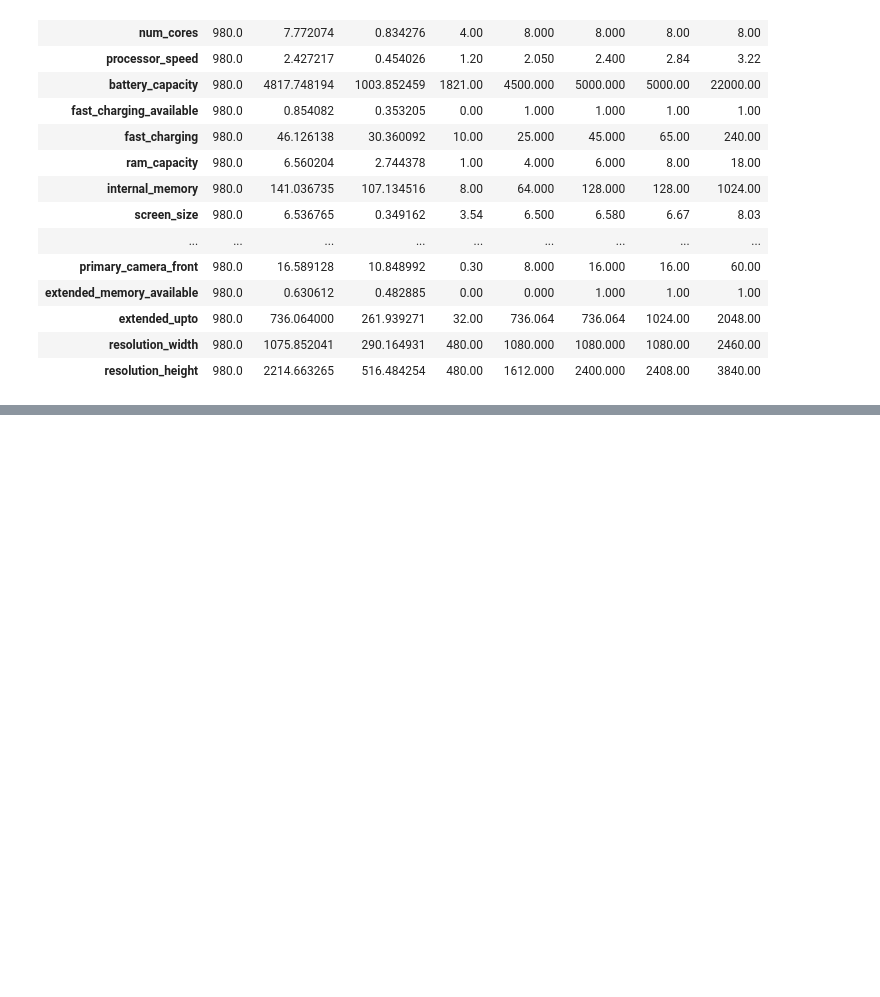
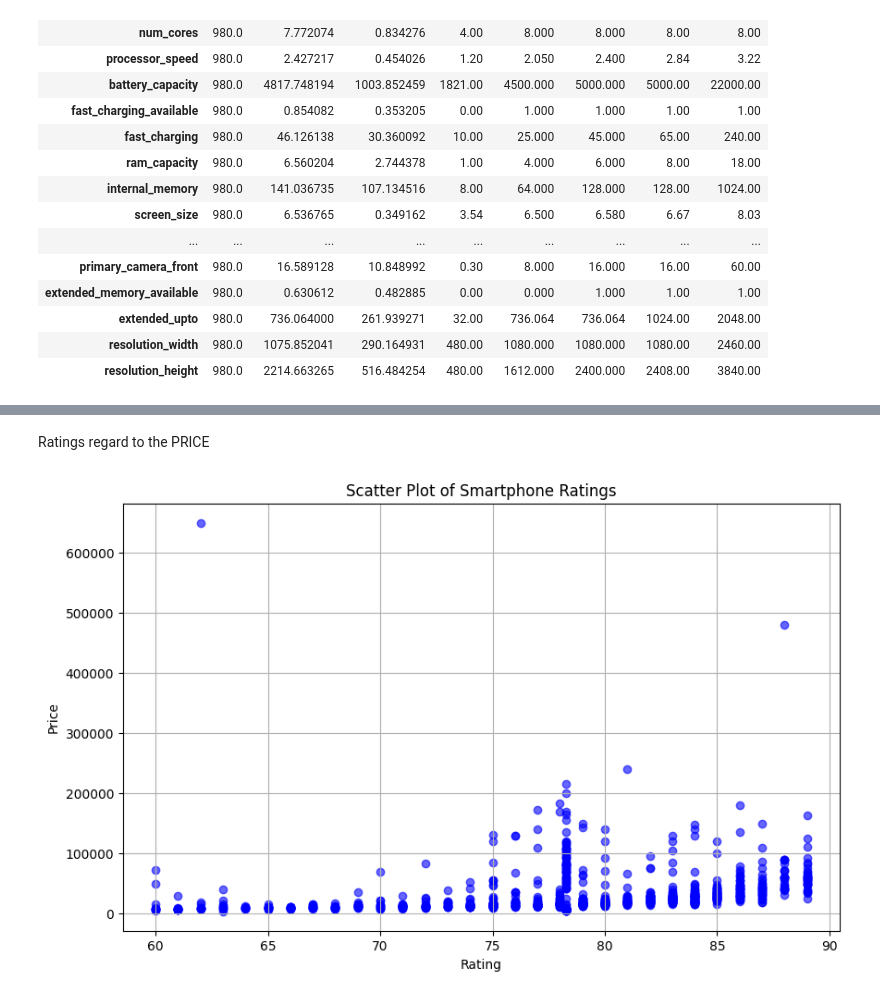
Before and after one commit to Danialezzat/smartphone-project, a Jupyter notebook: smartphone.ipynb, the cells around one changed output, grey strips where cells are left out. Cells and saved outputs as stored; diff of their text form; code cells hidden in the pictures; blank space fills up the shorter version.

```diff
--- a/smartphone.ipynb
+++ b/smartphone.ipynb
@@ -313,0 +336,16 @@ statistic_distribution
+# %% [markdown]
+Ratings regard to the PRICE
+# %%
+ratings = df['rating']
+prices = df['price']
+
+
+plt.figure(figsize=(10, 6))
+plt.scatter(ratings, prices, color='blue', alpha=0.6)
+plt.xlabel('Rating')
+plt.ylabel('Price')
+plt.title('Scatter Plot of Smartphone Ratings')
+plt.grid(True)
+plt.show()
+# %% [output]
+[figure, added]
```
Also changed, not shown: parts of 2 cells of this notebook.
